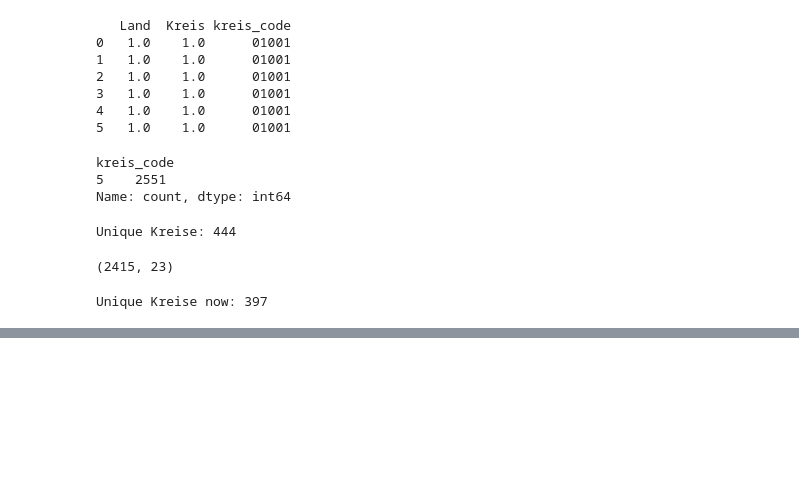
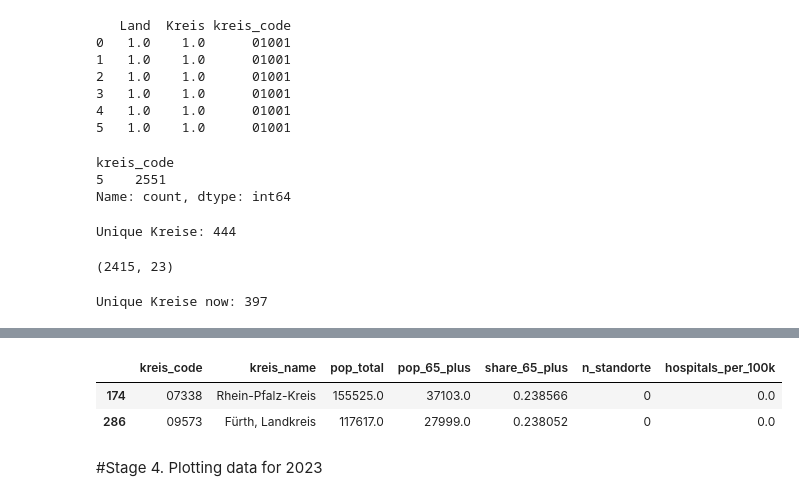
Before and after one commit to natan-sha/final-project, a Jupyter notebook: notebooks/main.ipynb, the cells around one changed output, grey strips where cells are left out. Drawn from its saved outputs; the diff is of its cells as text; code cells hidden in the pictures; blank space fills up the shorter version.

```diff
--- a/notebooks/main.ipynb
+++ b/notebooks/main.ipynb
@@ -256,0 +389,3 @@ Unique Kreise now: 397
+# %%
+kreis_pop["share_65_plus"] = kreis_pop["pop_65_plus"] / kreis_pop["pop_total"]
+print(kreis_pop.head())
@@ -256,0 +422,6 @@ Unique Kreise now: 397
+# %%
+merged = kreis_pop.merge(per_kreis, on="kreis_code", how="left")
+# %%
+merged["n_standorte"] = merged["n_standorte"].fillna(0).astype(int)
+# %%
+merged["hospitals_per_100k"] = merged["n_standorte"] / merged["pop_total"] * 100_000 #hospitals per 100 thousands people
@@ -256,0 +462,8 @@ Unique Kreise now: 397
+# %%
+merged[merged["n_standorte"] == 0]
+# %% [output]
+|  | kreis_code | kreis_name | pop_total | pop_65_plus | share_65_plus | n_standorte | hospitals_per_100k |
+| 174 | 07338 | Rhein-Pfalz-Kreis | 155525.0 | 37103.0 | 0.238566 | 0 | 0.0 |
+| 286 | 09573 | Fürth, Landkreis | 117617.0 | 27999.0 | 0.238052 | 0 | 0.0 |
+# %% [markdown]
+#Stage 4. Plotting data for 2023
```
Also changed, not shown: parts of 29 cells of this notebook, 3 other files.
